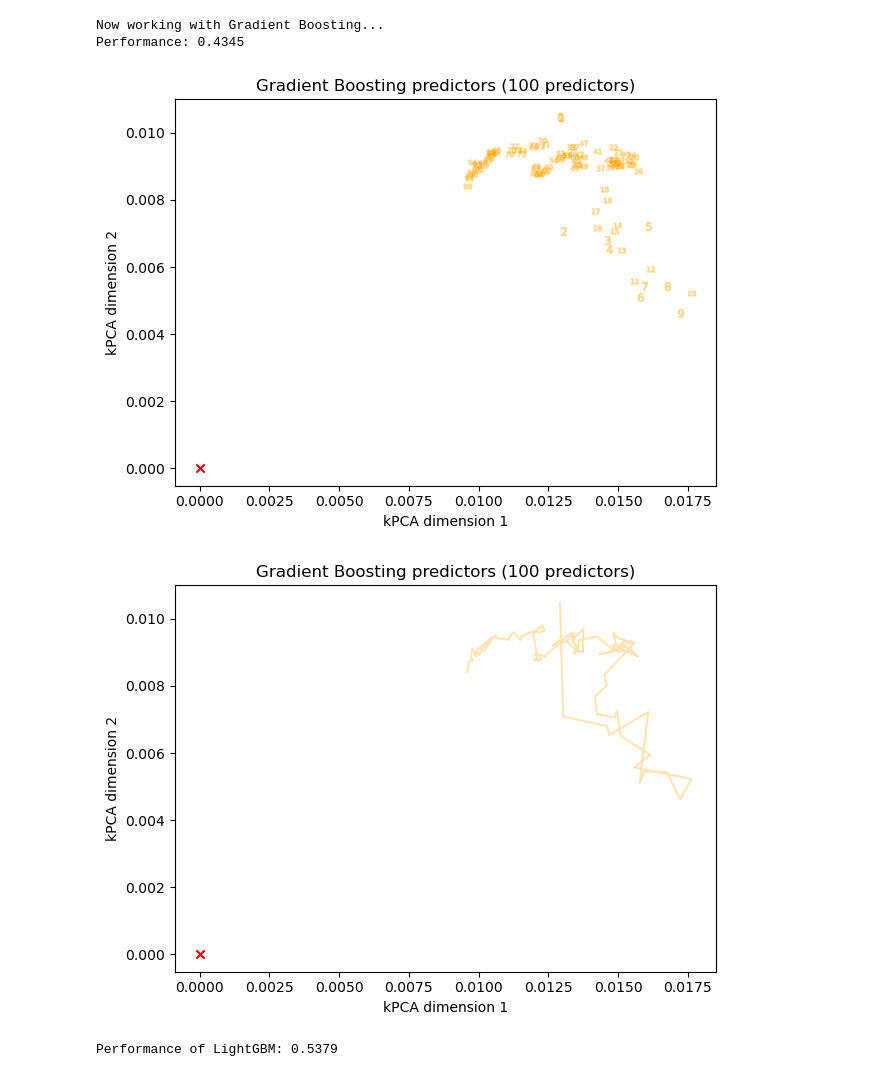
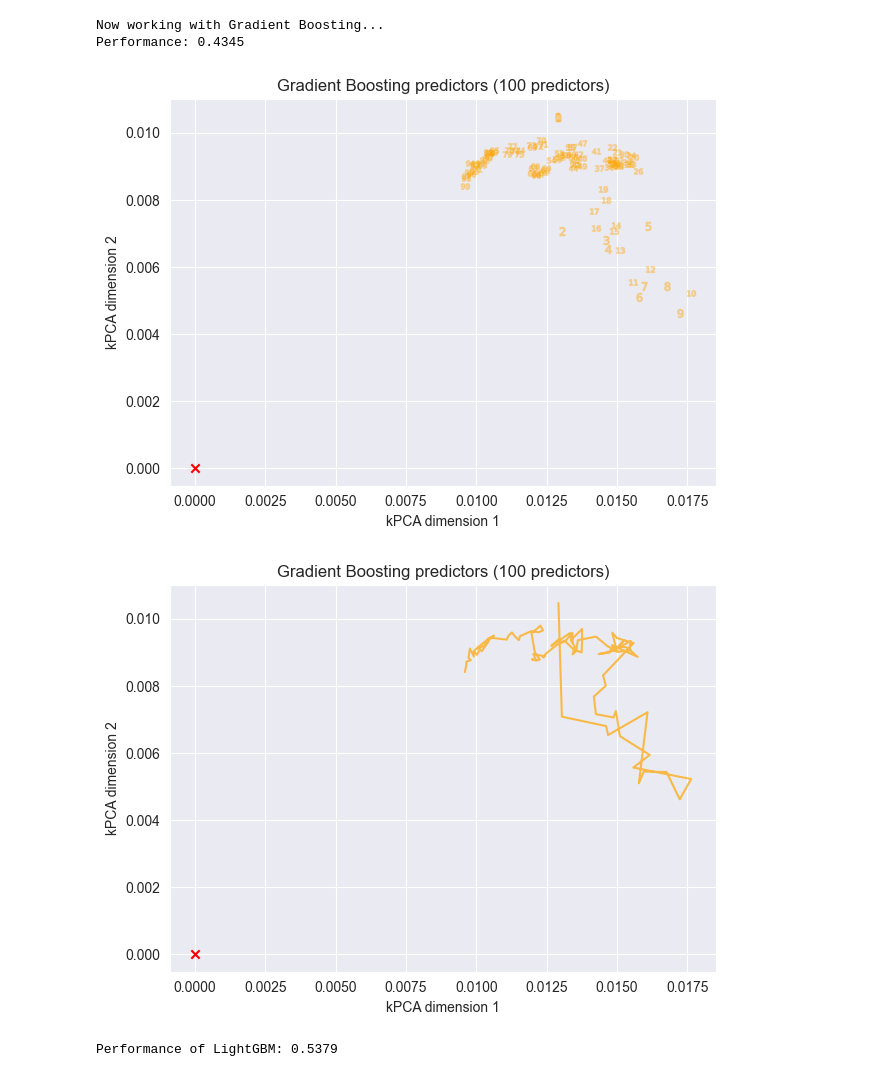
Before and after one commit to albertotonda/experiments-cosine-similarity, a Jupyter notebook: src/experiments_boosting.ipynb, the cells around one changed output. Drawn from its saved outputs; the diff is of its cells as text; code cells hidden in the pictures.

```diff
--- a/src/experiments_boosting.ipynb
+++ b/src/experiments_boosting.ipynb
@@ -31,7 +31,7 @@ def get_points_in_semantic_space_from_predictors(predictors, X, y_true) :
     return semantic_points
 
 # set a nice style for the plots (hopefully)
-sns.set_style()
+sns.set_style('darkgrid')
 
 # hard-coded values
 random_seed = 42
@@ -43,6 +43,8 @@ print(suite)
 
 # let's focus on a specific task, for the moment
 # 361249 is 'white_wine', 4898 samples and 12 features
+# 361234 is 'abalone'
+# 361235 is 'airfoil_self_noise'
 task_ids = [361249]
 
 task_id = task_ids[0]
@@ -137,23 +138,23 @@ ax.set_ylabel("kPCA dimension 2")
 
 plt.tight_layout()
 # %% [output]
-[figure, old version]
+[figure, new version]
 # %%
 fig = plt.figure()
 ax = fig.add_subplot(111)
 
-ax.plot(y_train_behavior_points[:,0], y_train_behavior_points[:,1], color='orange', alpha=0.3)
+ax.plot(y_train_behavior_points[:,0], y_train_behavior_points[:,1], color='orange', alpha=0.7)
 
 # let's add an 'X' for the [0,0] reference
 ax.scatter([0.0], [0.0], marker='x', color='red')
 
 ax.set_title("Gradient Boosting predictors (%d predictors)" % len(gb_regressor.estimators_))
 ax.set_xlabel("kPCA dimension 1")
 ax.set_ylabel("kPCA dimension 2")
 
 plt.tight_layout()
 # %% [output]
-[figure, old version]
+[figure, new version]
 # %%
 lgb_regressor = LGBMRegressor(random_state=random_seed)
 lgb_regressor.fit(X_train, y_train)
```
Also changed, not shown: parts of 1 cell of this notebook.
